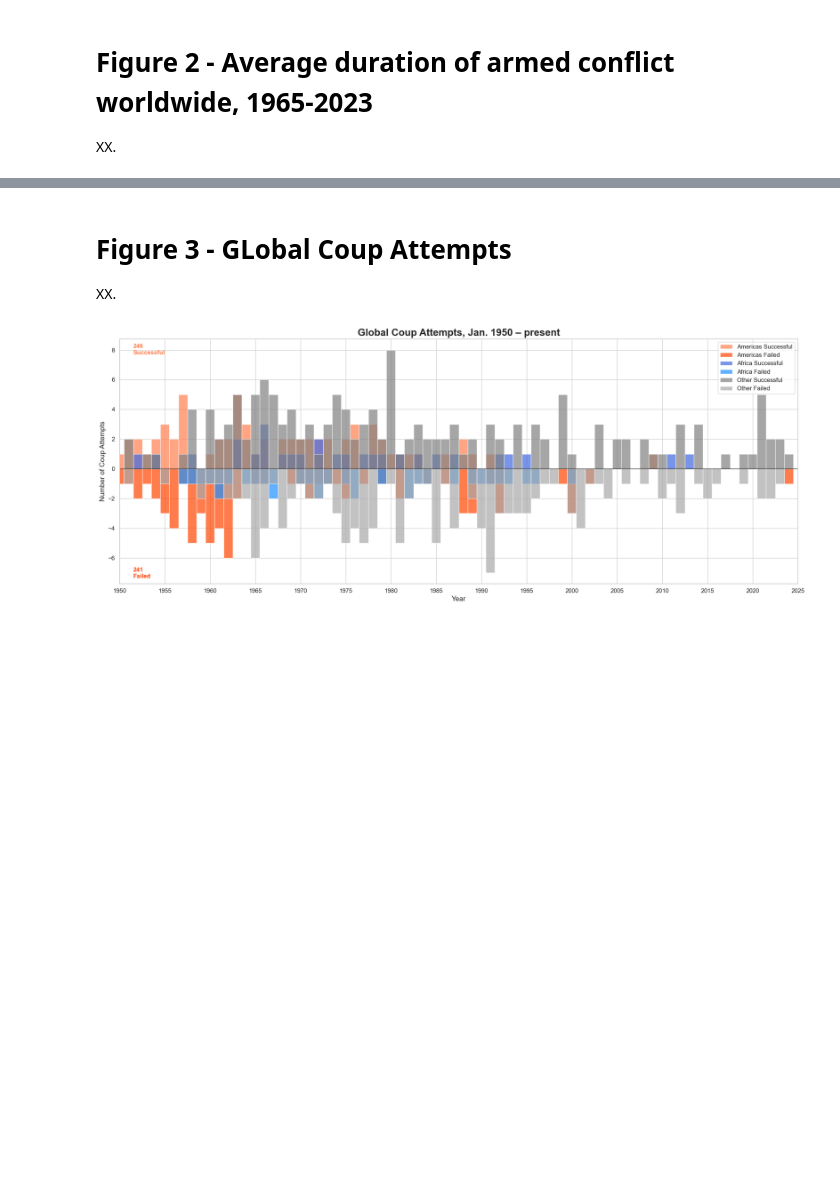
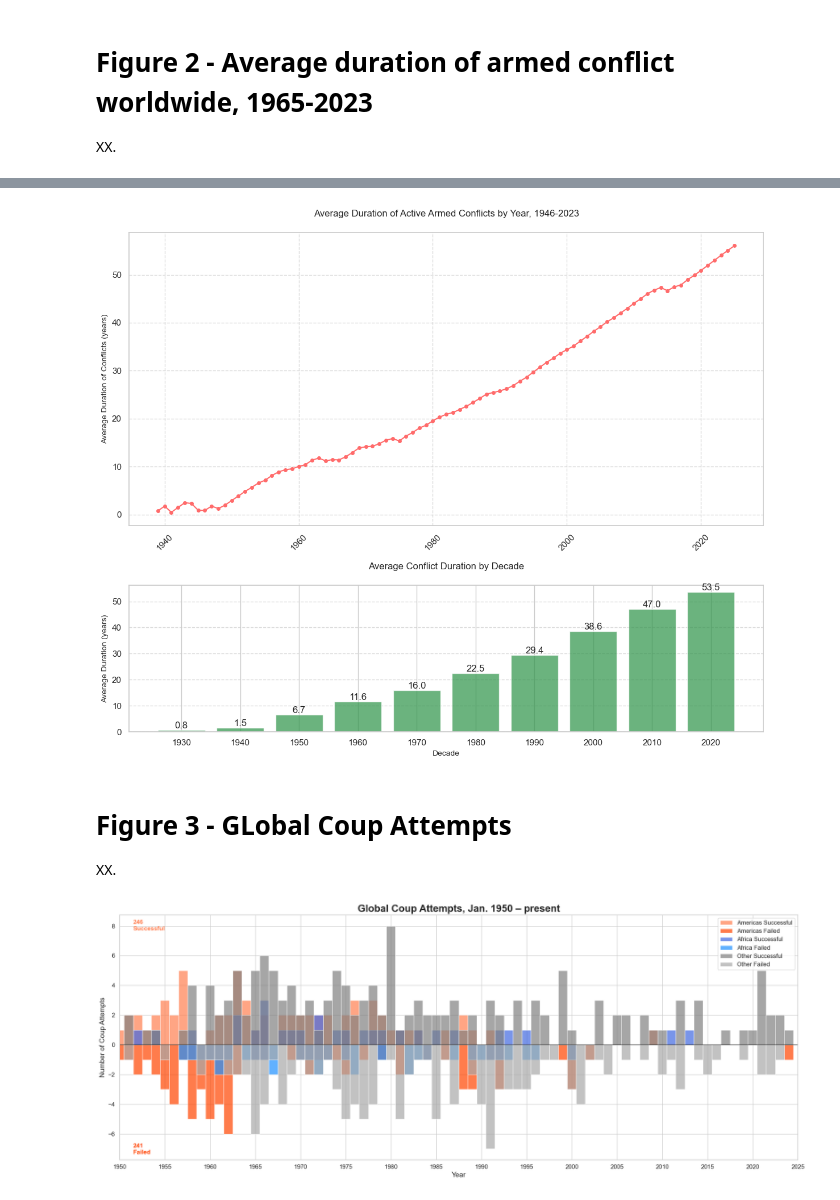
Before and after one commit to mglpurroy/slide-deck-analytics-1, a Jupyter notebook: notebooks/main.ipynb, the cells around one changed output, grey strips where cells are left out. Drawn from its saved outputs; the diff is of its cells as text; code cells hidden in the pictures; blank space fills up the shorter version.

```diff
--- a/notebooks/main.ipynb
+++ b/notebooks/main.ipynb
@@ -75,7 +75,7 @@ print("✓ Setup complete: All required libraries imported and styles set")
 # Fetch UCDP data
 raw_data = ucdp.fetch_ucdp_data()
 df_conflicts = ucdp.process_conflict_data(raw_data)
-df_avg_duration = ucdp.calculate_average_duration(raw_data)
+yearly_avg, decade_avg = ucdp.calculate_active_duration(raw_data)
 
 # Fetch fatalities data for a specific period
 # fatalities_df = ucdp.fetch_fatalities_data(
@@ -190,9 +190,3 @@ df_avg_duration = ucdp.calculate_average_duration(raw_data)
 
 # except Exception as e:
 #     logger.error(f"An error occurred: {e}")
-{
-    "tags": [
-        "hide_input",
-        "hide_output"
-    ]
-}
@@ -347,0 +263,63 @@ Visualization created successfully!
+# %%
+# %%
+# jupyter: {'source_hidden': true}
+def create_conflict_duration_plots(yearly_avg, decade_avg, save_fig=False):
+    """
+    Create and display the conflict duration visualization with decade averages bar chart
+
+    Args:
+        yearly_avg (pd.DataFrame): DataFrame containing yearly average duration
+        decade_avg (pd.DataFrame): DataFrame containing decade averages
+        save_fig (bool): Whether to save the figure to file
+    """
+    # Convert duration from days to years
+    yearly_avg = yearly_avg.copy()
+    decade_avg = decade_avg.copy()
+    yearly_avg['avg_duration'] = yearly_avg['avg_duration'] / 365.25
+    decade_avg['avg_duration'] = decade_avg['avg_duration'] / 365.25
+
+    # Create figure with two subplots
+    fig, (ax1, ax2) = plt.subplots(2, 1, figsize=(12, 10), height_ratios=[2, 1])
+
+    # Plot 1: Average duration line plot
+    ax1.plot(yearly_avg['year'], yearly_avg['avg_duration'],
+            marker='o', linestyle='-', color='#FF6B6B', markersize=4)
+
+    # Customize the line plot
+    ax1.set_xlabel('')
+    ax1.set_ylabel('Average Duration of Conflicts (years)', fontsize=10)
+    ax1.set_title('Average Duration of Active Armed Conflicts by Year, 1946-2023',
+                fontsize=12, pad=20)
+    ax1.grid(True, linestyle='--', alpha=0.7)
+    ax1.tick_params(axis='x', rotation=45)
+
+    # Plot 2: Decade averages bar plot
+    bars = ax2.bar(decade_avg['decade'].astype(str),
+                  decade_avg['avg_duration'],
+                  color='#2D9348', alpha=0.7)
+
+    # Customize the bar plot
+    ax2.set_xlabel('Decade', fontsize=10)
+    ax2.set_ylabel('Average Duration (years)', fontsize=10)
+    ax2.set_title('Average Conflict Duration by Decade', fontsize=12, pad=20)
+    ax2.grid(True, axis='y', linestyle='--', alpha=0.7)
+
+    # Add value labels on the bars with one decimal place
+    for bar in bars:
+        height = bar.get_height()
+        ax2.text(bar.get_x() + bar.get_width()/2., height,
+                f'{height:.1f}',
+                ha='center', va='bottom')
+
+    # Adjust layout
+    plt.tight_layout()
+
+    # Save if requested
+    if save_fig:
+        plt.savefig('conflict_duration.png', dpi=300, bbox_inches='tight')
+
+    return fig
+
+fig = create_conflict_duration_plots(yearly_avg, decade_avg)
+plt.show()
+# %% [output]
@@ -348,3 +328,4 @@ Visualization created successfully!
+[figure, added]
 # %% [markdown]
 # Figure 3 - GLobal Coup Attempts
 XX.
```
Also changed, not shown: parts of 6 cells of this notebook, 2 other files.
